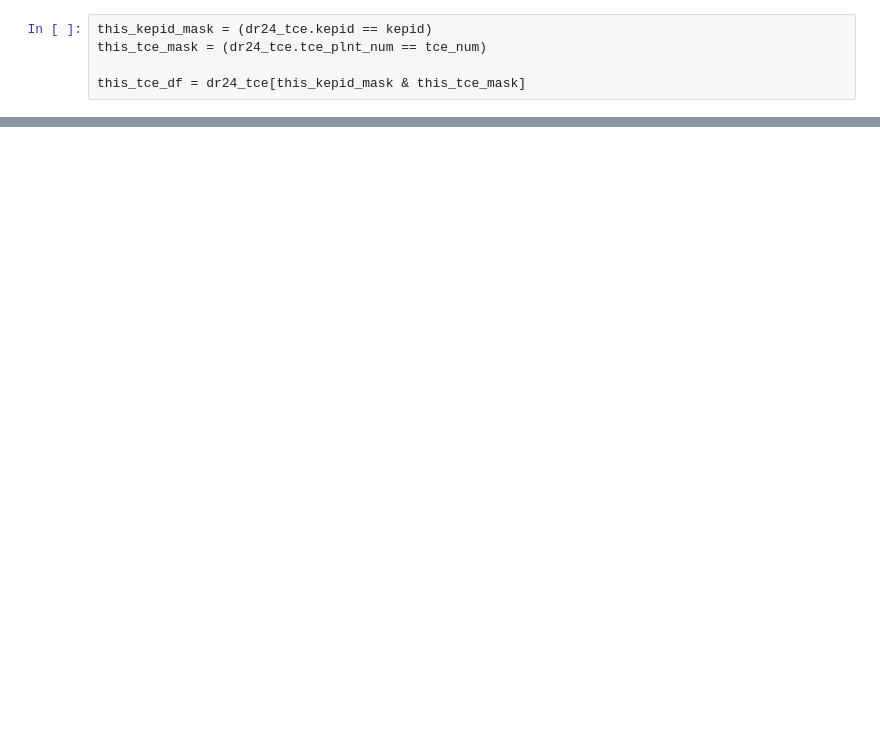
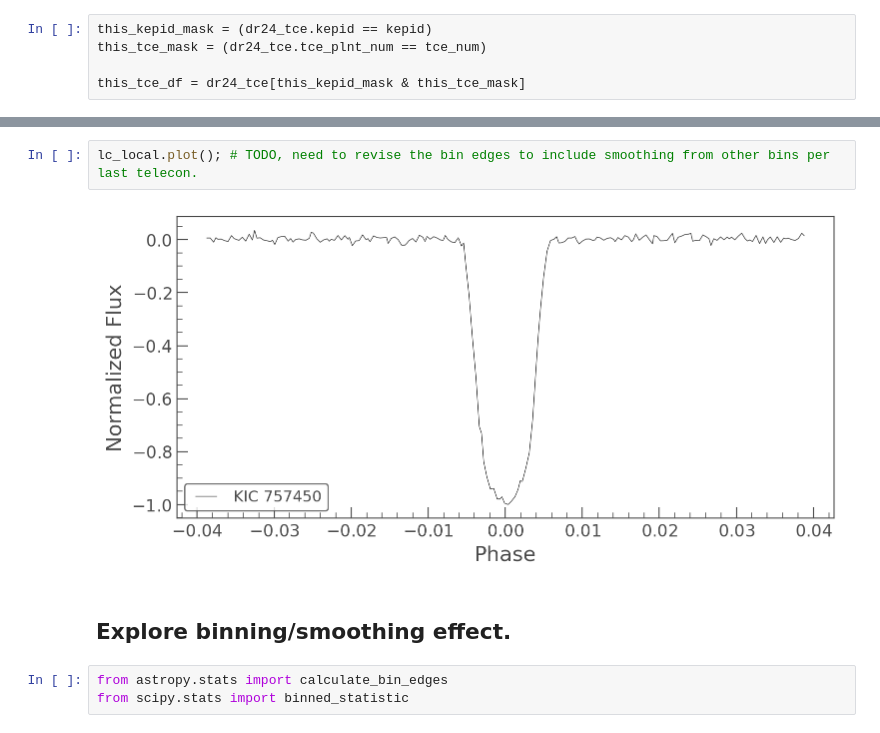
Before and after one commit to gully/HelloWorldNet, a Jupyter notebook: notebooks/01_exploratory_preprocessing.ipynb, the cells around one changed output, grey strips where cells are left out. Cells and saved outputs as stored; diff of their text form; blank space fills up the shorter version.

```diff
--- a/notebooks/01_exploratory_preprocessing.ipynb
+++ b/notebooks/01_exploratory_preprocessing.ipynb
@@ -242,0 +203,9 @@ Yay!  We match the input representation shapes *exactly*!
+# %%
+lc_local.plot(); # TODO, need to revise the bin edges to include smoothing from other bins per last telecon.
+# %% [output]
+[figure, added]
+# %% [markdown]
+## Explore binning/smoothing effect.
+# %%
+from astropy.stats import calculate_bin_edges
+from scipy.stats import binned_statistic
```
Also changed, not shown: parts of 33 cells of this notebook.
